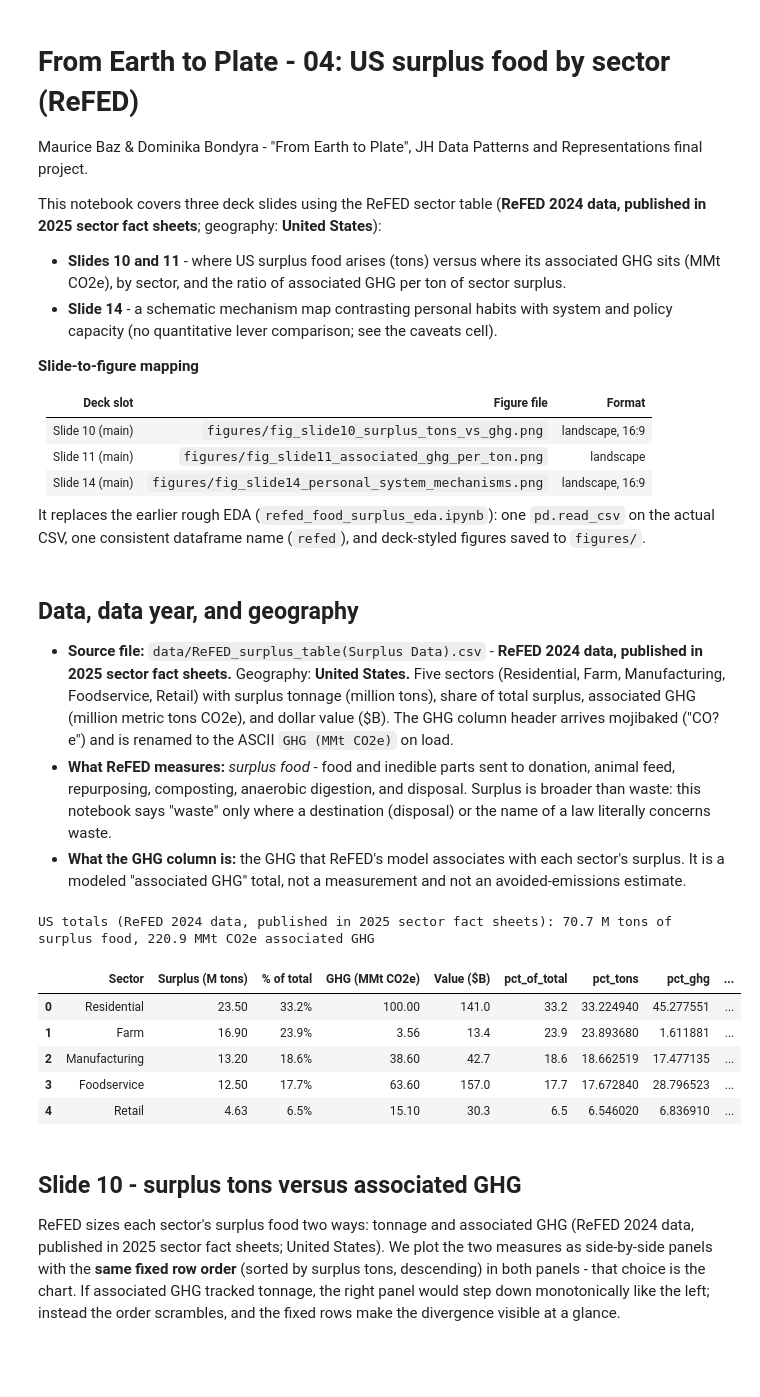
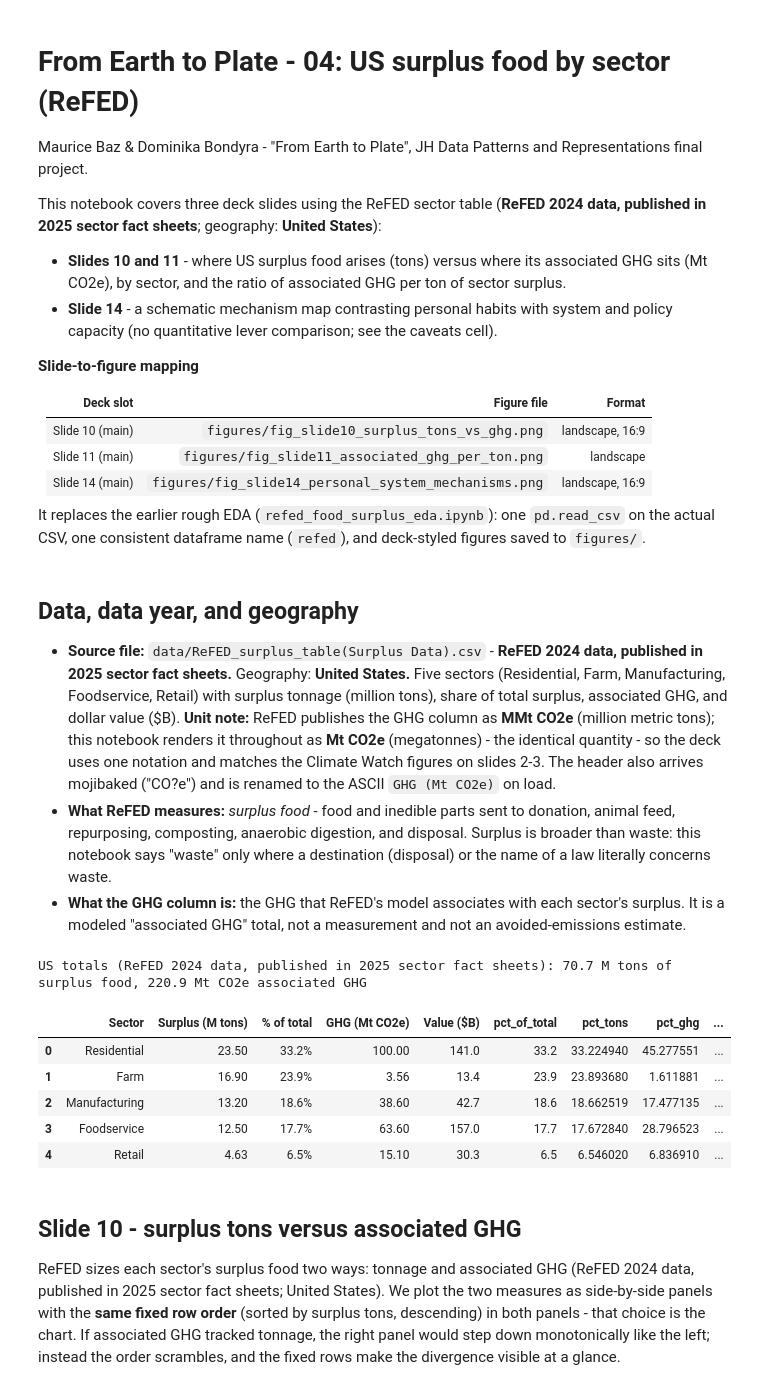
Before and after one commit to dombondyra/JH-2026-Final-Project, a Jupyter notebook: notebooks/04_refed_waste.ipynb, the cells around one changed output. Drawn from its saved outputs; the diff is of its cells as text; code cells hidden in the pictures; blank space fills up the shorter version.

```diff
--- a/notebooks/04_refed_waste.ipynb
+++ b/notebooks/04_refed_waste.ipynb
@@ -5,7 +5,7 @@ Maurice Baz & Dominika Bondyra - "From Earth to Plate", JH Data Patterns and Rep
 
 This notebook covers three deck slides using the ReFED sector table (**ReFED 2024 data, published in 2025 sector fact sheets**; geography: **United States**):
 
-- **Slides 10 and 11** - where US surplus food arises (tons) versus where its associated GHG sits (MMt CO2e), by sector, and the ratio of associated GHG per ton of sector surplus.
+- **Slides 10 and 11** - where US surplus food arises (tons) versus where its associated GHG sits (Mt CO2e), by sector, and the ratio of associated GHG per ton of sector surplus.
 - **Slide 14** - a schematic mechanism map contrasting personal habits with system and policy capacity (no quantitative lever comparison; see the caveats cell).
 
 **Slide-to-figure mapping**
@@ -20,7 +20,7 @@ It replaces the earlier rough EDA (`refed_food_surplus_eda.ipynb`): one `pd.read
 # %% [markdown]
 ## Data, data year, and geography
 
-- **Source file:** `data/ReFED_surplus_table(Surplus Data).csv` - **ReFED 2024 data, published in 2025 sector fact sheets.** Geography: **United States.** Five sectors (Residential, Farm, Manufacturing, Foodservice, Retail) with surplus tonnage (million tons), share of total surplus, associated GHG (million metric tons CO2e), and dollar value ($B). The GHG column header arrives mojibaked ("CO?e") and is renamed to the ASCII `GHG (MMt CO2e)` on load.
+- **Source file:** `data/ReFED_surplus_table(Surplus Data).csv` - **ReFED 2024 data, published in 2025 sector fact sheets.** Geography: **United States.** Five sectors (Residential, Farm, Manufacturing, Foodservice, Retail) with surplus tonnage (million tons), share of total surplus, associated GHG, and dollar value ($B). **Unit note:** ReFED publishes the GHG column as **MMt CO2e** (million metric tons); this notebook renders it throughout as **Mt CO2e** (megatonnes) - the identical quantity - so the deck uses one notation and matches the Climate Watch figures on slides 2-3. The header also arrives mojibaked ("CO?e") and is renamed to the ASCII `GHG (Mt CO2e)` on load.
 - **What ReFED measures:** *surplus food* - food and inedible parts sent to donation, animal feed, repurposing, composting, anaerobic digestion, and disposal. Surplus is broader than waste: this notebook says "waste" only where a destination (disposal) or the name of a law literally concerns waste.
 - **What the GHG column is:** the GHG that ReFED's model associates with each sector's surplus. It is a modeled "associated GHG" total, not a measurement and not an avoided-emissions estimate.
 # %%
@@ -78,39 +78,39 @@ def save_fig(fig, name):
 # %%
 # Load the ReFED sector table; repair the mojibaked GHG header on load
 def read_refed(path):
     try:
         return pd.read_csv(path, encoding='utf-8')
     except UnicodeDecodeError:
         return pd.read_csv(path, encoding='cp1252')
 
 refed = read_refed(DATA/'ReFED_surplus_table(Surplus Data).csv')
-refed = refed.rename(columns={c: 'GHG (MMt CO2e)' for c in refed.columns if 'GHG' in c})
+refed = refed.rename(columns={c: 'GHG (Mt CO2e)' for c in refed.columns if 'GHG' in c})
 refed['pct_of_total'] = refed['% of total'].str.rstrip('%').astype(float)
 
 total_tons = refed['Surplus (M tons)'].sum()
-total_ghg = refed['GHG (MMt CO2e)'].sum()
+total_ghg = refed['GHG (Mt CO2e)'].sum()
 
 # Derived shares for BOTH measures, and the descriptive per-ton ratio.
-# MMt CO2e per M tons of surplus == t CO2e per ton of surplus (the M cancels).
+# Mt CO2e per M tons of surplus == t CO2e per ton of surplus (the M cancels).
 refed['pct_tons'] = 100 * refed['Surplus (M tons)'] / total_tons
-refed['pct_ghg'] = 100 * refed['GHG (MMt CO2e)'] / total_ghg
-refed['co2e_per_ton'] = refed['GHG (MMt CO2e)'] / refed['Surplus (M tons)']
+refed['pct_ghg'] = 100 * refed['GHG (Mt CO2e)'] / total_ghg
+refed['co2e_per_ton'] = refed['GHG (Mt CO2e)'] / refed['Surplus (M tons)']
 
 # Sanity assertions - any violation raises and stops the notebook
 assert refed.shape[0] == 5, 'expected exactly 5 sectors'
 assert refed['Sector'].is_unique, 'sector names must be unique'
 assert (refed['Surplus (M tons)'] >= 0).all(), 'surplus tons must all be nonnegative'
-assert (refed['GHG (MMt CO2e)'] >= 0).all(), 'associated GHG must all be nonnegative'
+assert (refed['GHG (Mt CO2e)'] >= 0).all(), 'associated GHG must all be nonnegative'
 assert abs(refed['pct_tons'].sum() - 100) < 0.01, 'tonnage shares must sum to ~100'
 assert abs(refed['pct_ghg'].sum() - 100) < 0.01, 'GHG shares must sum to ~100'
 assert abs(refed['pct_of_total'].sum() - 100) < 0.5, "the file's own % column should sum to ~100"
 
 print(f'US totals (ReFED 2024 data, published in 2025 sector fact sheets): '
-      f'{total_tons:.1f} M tons of surplus food, {total_ghg:.1f} MMt CO2e associated GHG')
+      f'{total_tons:.1f} M tons of surplus food, {total_ghg:.1f} Mt CO2e associated GHG')
 refed.sort_values('Surplus (M tons)', ascending=False)
 # %% [output]
-US totals (ReFED 2024 data, published in 2025 sector fact sheets): 70.7 M tons of surplus food, 220.9 MMt CO2e associated GHG
+US totals (ReFED 2024 data, published in 2025 sector fact sheets): 70.7 M tons of surplus food, 220.9 Mt CO2e associated GHG
-|  | Sector | Surplus (M tons) | % of total | GHG (MMt CO2e) | Value ($B) | pct_of_total | pct_tons | pct_ghg | ... |
+|  | Sector | Surplus (M tons) | % of total | GHG (Mt CO2e) | Value ($B) | pct_of_total | pct_tons | pct_ghg | ... |
 | 0 | Residential | 23.50 | 33.2% | 100.00 | 141.0 | 33.2 | 33.224940 | 45.277551 | ... |
 | 1 | Farm | 16.90 | 23.9% | 3.56 | 13.4 | 23.9 | 23.893680 | 1.611881 | ... |
 | 2 | Manufacturing | 13.20 | 18.6% | 38.60 | 42.7 | 18.6 | 18.662519 | 17.477135 | ... |
```
Also changed, not shown: parts of 4 cells of this notebook, 3 other files.
